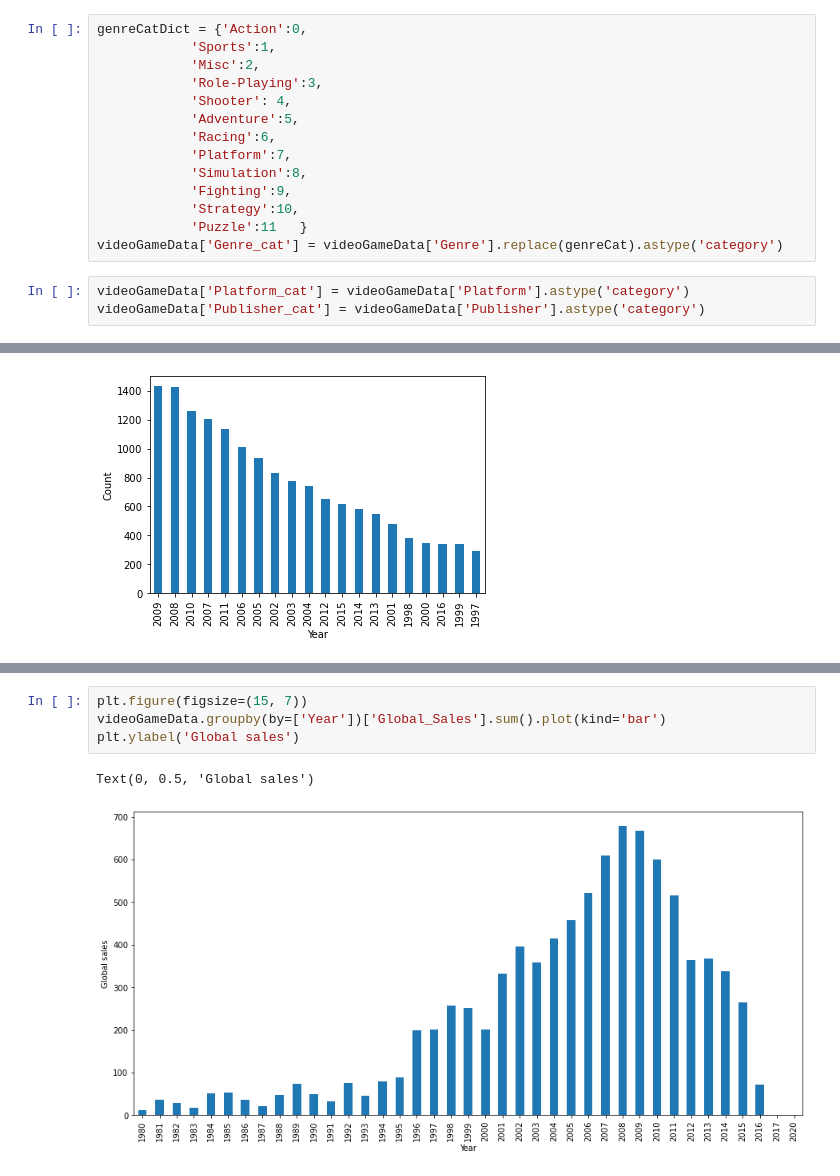
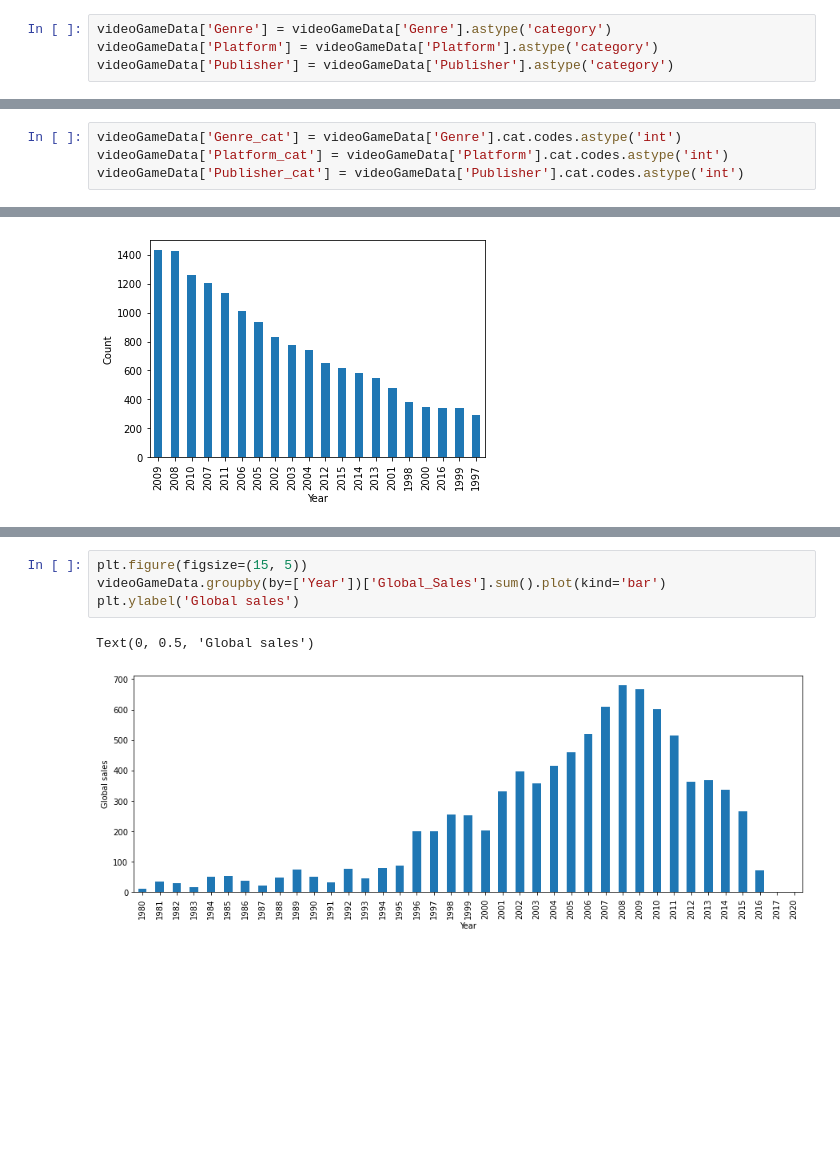
Before and after one commit to anovaYa/DA-Projects, a Jupyter notebook: video-game-sales/Video Game Sales.ipynb, the cells around one changed output, grey strips where cells are left out. Cells and saved outputs as stored; diff of their text form; blank space fills up the shorter version.

```diff
--- a/video-game-sales/Video Game Sales.ipynb
+++ b/video-game-sales/Video Game Sales.ipynb
@@ -128,21 +128,8 @@ videoGameData.dropna(inplace=True)
 videoGameData['Year'] = videoGameData['Year'].dt.to_period('Y')
 # %% [markdown]
 ### Categorical Data
-# %%
-genreCatDict = {'Action':0,
-            'Sports':1,
-            'Misc':2,
-            'Role-Playing':3,
-            'Shooter': 4,
-            'Adventure':5,
-            'Racing':6,
-            'Platform':7,
-            'Simulation':8,
-            'Fighting':9,
-            'Strategy':10,
-            'Puzzle':11   }
-videoGameData['Genre_cat'] = videoGameData['Genre'].replace(genreCat).astype('category')
 # %%
-videoGameData['Platform_cat'] = videoGameData['Platform'].astype('category')
-videoGameData['Publisher_cat'] = videoGameData['Publisher'].astype('category')
+videoGameData['Genre'] = videoGameData['Genre'].astype('category')
+videoGameData['Platform'] = videoGameData['Platform'].astype('category')
+videoGameData['Publisher'] = videoGameData['Publisher'].astype('category')
 # %%
@@ -166,3 +138,7 @@ videoGameData
+# %%
+videoGameData['Genre_cat'] = videoGameData['Genre'].cat.codes.astype('int')
+videoGameData['Platform_cat'] = videoGameData['Platform'].cat.codes.astype('int')
+videoGameData['Publisher_cat'] = videoGameData['Publisher'].cat.codes.astype('int')
 # %% [markdown]
 ## Data Exploration and Analysis
 # %%
@@ -191,8 +167,8 @@ Text(0.5, 0, 'Platform')
 # %%
-plt.figure(figsize=(15, 7))
+plt.figure(figsize=(15, 5))
 videoGameData.groupby(by=['Year'])['Global_Sales'].sum().plot(kind='bar')
 plt.ylabel('Global sales')
 # %% [output]
 Text(0, 0.5, 'Global sales')
-[figure, old version]
+[figure, new version]
 # %%
```
Also changed, not shown: parts of 27 cells of this notebook.
